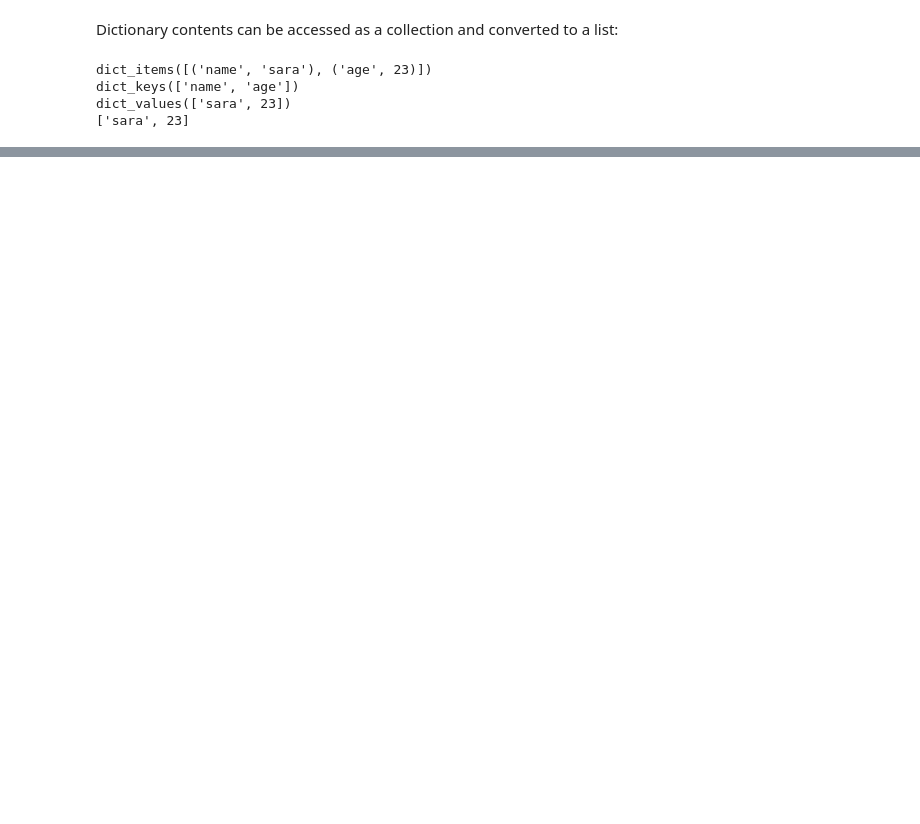
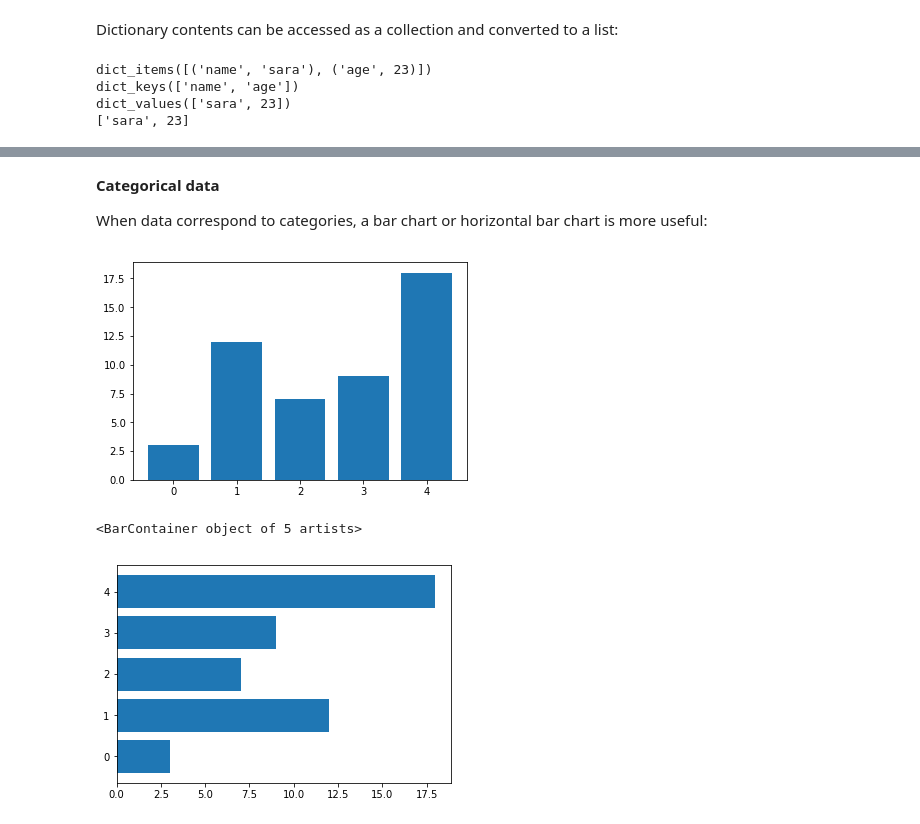
Before and after one commit to brendenwest/csc110, a Jupyter notebook: csc110.ipynb, the cells around one changed output, grey strips where cells are left out. Saved outputs shown, nothing was run; the diff lists cells and outputs as text; code cells hidden in the pictures; blank space fills up the shorter version.

```diff
--- a/csc110.ipynb
+++ b/csc110.ipynb
@@ -796,0 +996,12 @@ dict_values(['sara', 23])
+# %% [markdown]
+**Categorical data**
+
+When data correspond to categories, a bar chart or horizontal bar chart is more useful:
+# %%
+plt.bar(x_values,y_values, label='my data', align="center") # show vertical bars
+plt.show()
+plt.barh(x_values,y_values, label='my data') # show horizontal bars
+# %% [output]
+[figure, added]
+<BarContainer object of 5 artists>
+[figure, added]
```
Also changed, not shown: parts of 24 cells of this notebook.
